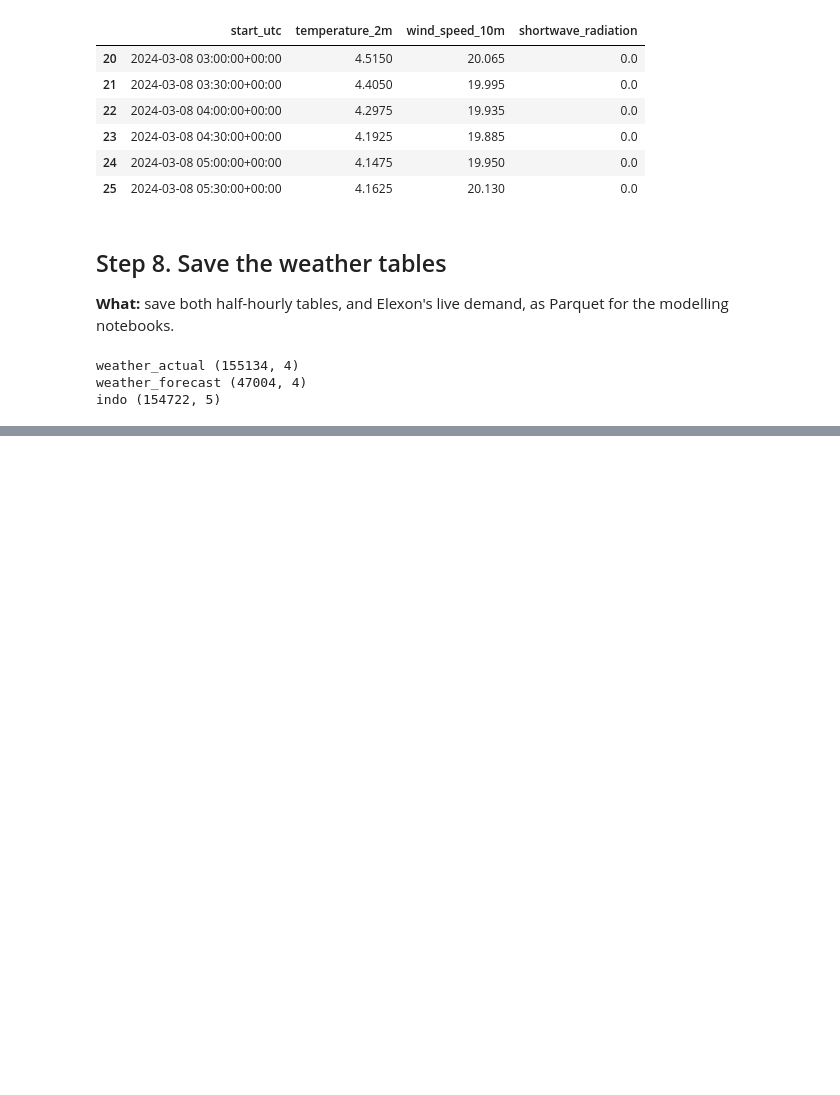
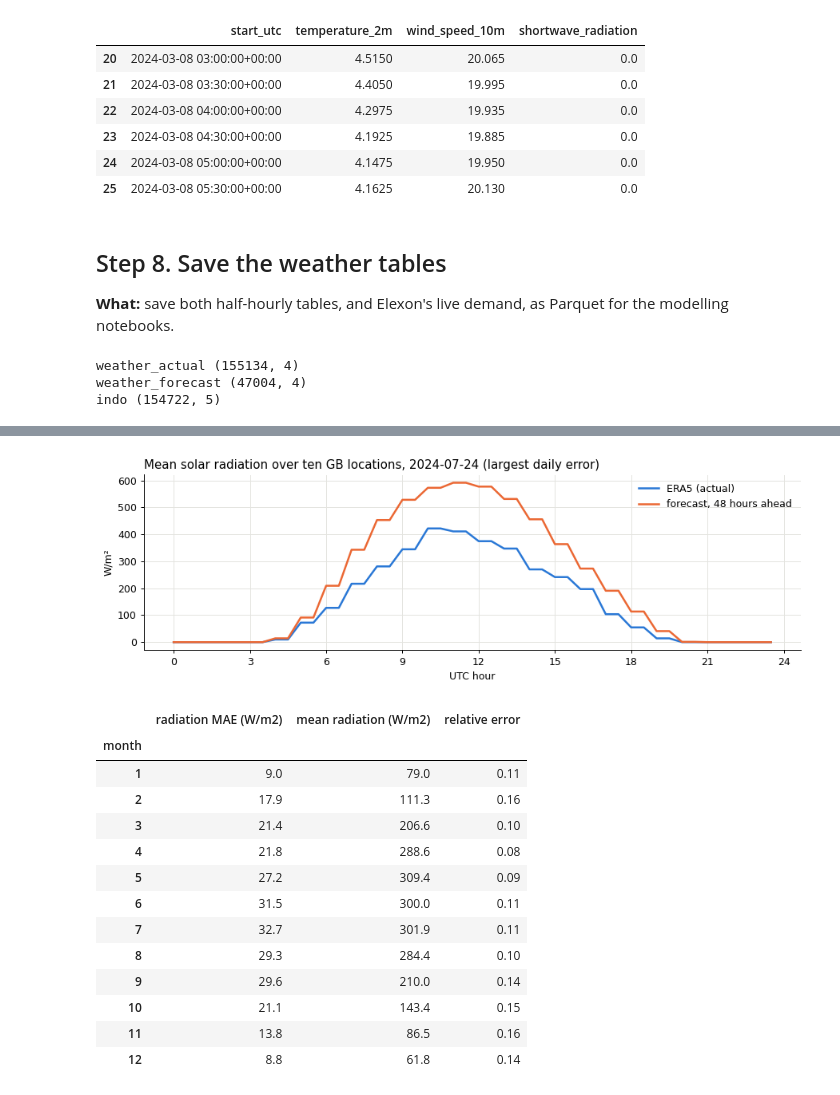
Before and after one commit to ansingh16/gb-demand-forecast, a Jupyter notebook: notebooks/04_weather_and_cutoff.ipynb, the cells around one changed output, grey strips where cells are left out. Drawn from its saved outputs; the diff is of its cells as text; code cells hidden in the pictures; blank space fills up the shorter version.

Commit message:
forecast vs actual weather, what it costs, cut-off rules

```diff
--- a/notebooks/04_weather_and_cutoff.ipynb
+++ b/notebooks/04_weather_and_cutoff.ipynb
@@ -406,0 +418,11 @@ indo (154722, 5)
+# %%
+paired = weather_actual.merge(weather_forecast, on="start_utc", suffixes=("_actual", "_forecast"))
+paired["month"] = paired["start_utc"].dt.month
+
+rows = {}
+for variable in VARIABLES:
+    error = paired[f"{variable}_forecast"] - paired[f"{variable}_actual"]
+    rows[variable] = {"MAE": error.abs().mean(), "bias": error.mean(),
+                      "correlation": paired[f"{variable}_forecast"].corr(paired[f"{variable}_actual"])}
+print(paired["start_utc"].min(), "to", paired["start_utc"].max())
+pd.DataFrame(rows).T.round(2)
@@ -406,0 +435,41 @@ indo (154722, 5)
+# %%
+daylight = paired[paired["shortwave_radiation_actual"] > 0]
+by_month = daylight.groupby("month").apply(lambda g: pd.Series({
+    "radiation MAE (W/m2)": (g["shortwave_radiation_forecast"] - g["shortwave_radiation_actual"]).abs().mean(),
+    "mean radiation (W/m2)": g["shortwave_radiation_actual"].mean(),
+}), include_groups=False)
+by_month["relative error"] = (by_month["radiation MAE (W/m2)"] / by_month["mean radiation (W/m2)"]).round(2)
+
+daily_error = (paired["shortwave_radiation_forecast"] - paired["shortwave_radiation_actual"]).abs().groupby(paired["start_utc"].dt.date).mean()
+worst_day = daily_error.idxmax()
+day = paired[paired["start_utc"].dt.date == worst_day]
+fig, ax = plt.subplots(figsize=(10, 3.4))
+ax.plot(day["start_utc"].dt.hour + day["start_utc"].dt.minute / 60, day["shortwave_radiation_actual"],
+        color=BLUE, label="ERA5 (actual)")
+ax.plot(day["start_utc"].dt.hour + day["start_utc"].dt.minute / 60, day["shortwave_radiation_forecast"],
+        color=ORANGE, label="forecast, 48 hours ahead")
+ax.set_xticks(range(0, 25, 3))
+ax.set_xlabel("UTC hour")
+ax.set_ylabel("W/m²")
+ax.set_title(f"Mean solar radiation over ten GB locations, {worst_day} (largest daily error)", loc="left")
+ax.legend(frameon=False)
+fig.tight_layout()
+plt.show()
+
+by_month.round({"radiation MAE (W/m2)": 1, "mean radiation (W/m2)": 1})
+# %% [output]
+[figure, added]
+|  | radiation MAE (W/m2) | mean radiation (W/m2) | relative error |
+| month |  |  |  |
+| 1 | 9.0 | 79.0 | 0.11 |
+| 2 | 17.9 | 111.3 | 0.16 |
+| 3 | 21.4 | 206.6 | 0.10 |
+| 4 | 21.8 | 288.6 | 0.08 |
+| 5 | 27.2 | 309.4 | 0.09 |
+| 6 | 31.5 | 300.0 | 0.11 |
+| 7 | 32.7 | 301.9 | 0.11 |
+| 8 | 29.3 | 284.4 | 0.10 |
+| 9 | 29.6 | 210.0 | 0.14 |
+| 10 | 21.1 | 143.4 | 0.15 |
+| 11 | 13.8 | 86.5 | 0.16 |
+| 12 | 8.8 | 61.8 | 0.14 |
```
Also changed, not shown: parts of 9 cells of this notebook.
